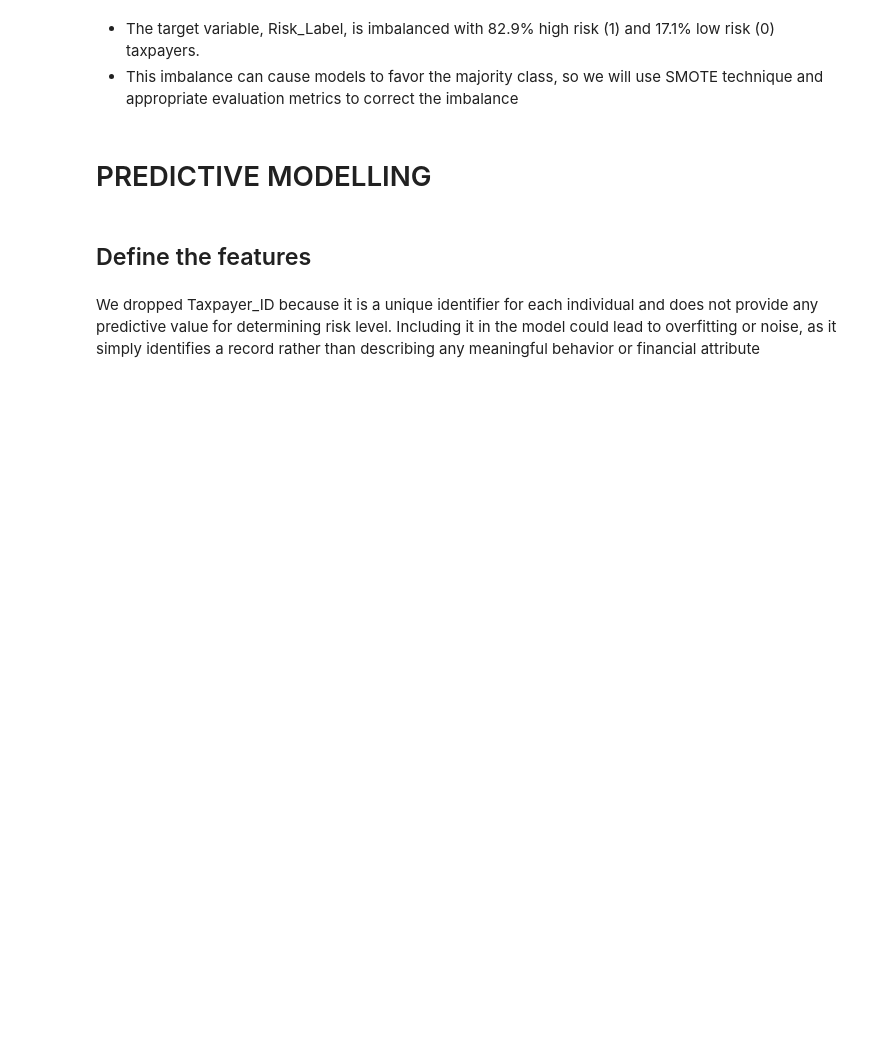
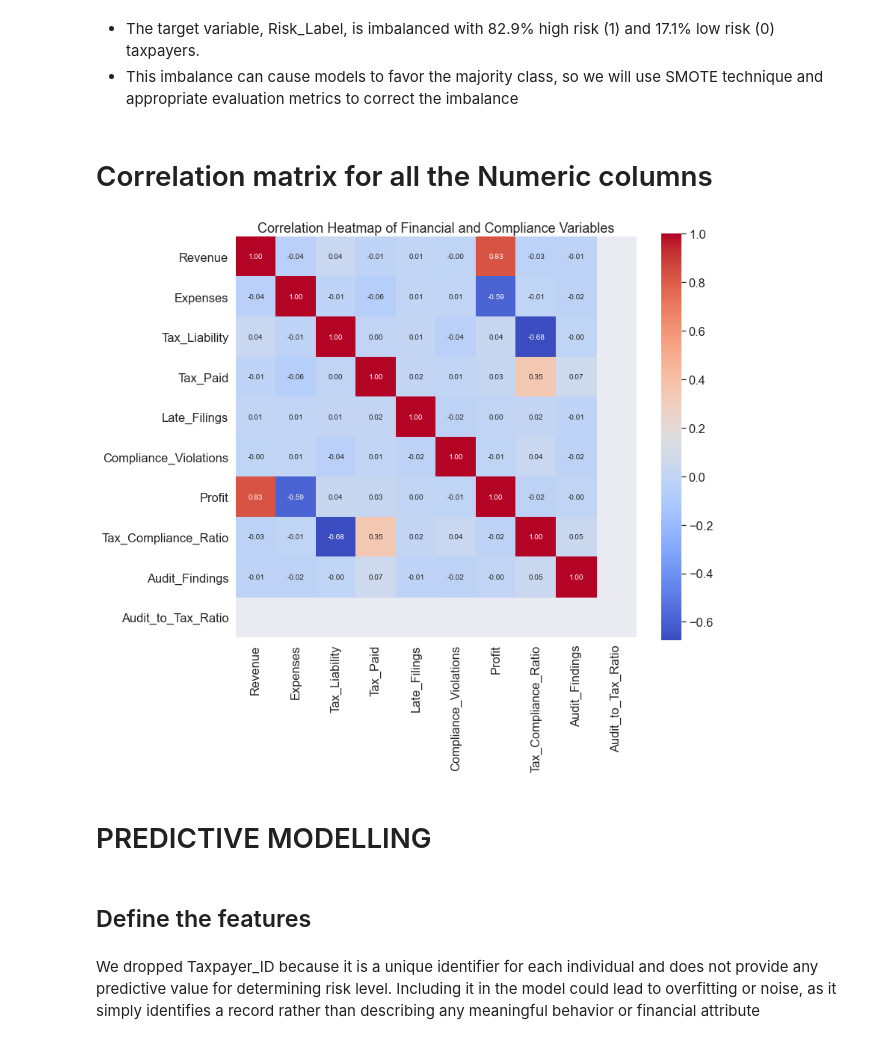
Before and after one commit to Harriet-ngomo/Taxpayer-Risk-Classification, a Jupyter notebook: index.ipynb, the cells around one changed output. Saved outputs shown, nothing was run; the diff lists cells and outputs as text; code cells hidden in the pictures; blank space fills up the shorter version.

```diff
--- a/index.ipynb
+++ b/index.ipynb
@@ -350,6 +351,31 @@ plt.show()
 # %% [markdown]
 - The target variable, Risk_Label, is imbalanced with 82.9% high risk (1) and 17.1% low risk (0) taxpayers.
 - This imbalance can cause models to favor the majority class, so we will use SMOTE technique  and appropriate evaluation metrics to correct the imbalance
+# %% [markdown]
+# Correlation matrix for all the Numeric columns
+# %%
+# Define numeric features from your dataset
+numeric_features = [
+    'Revenue', 'Expenses', 'Tax_Liability', 'Tax_Paid',
+    'Late_Filings', 'Compliance_Violations', 'Profit',
+    'Tax_Compliance_Ratio', 'Audit_Findings', 'Audit_to_Tax_Ratio'
+]
+
+# Calculate correlation matrix
+correlation_matrix = data[numeric_features].corr()
+
+# Plot heatmap
+plt.figure(figsize=(12, 10))
+sns.heatmap(correlation_matrix,
+            annot=True,
+            cmap="coolwarm",
+            square=True,
+            fmt=".2f",
+            annot_kws={"size": 10})
+plt.title("Correlation Heatmap of Financial and Compliance Variables")
+plt.show()
+# %% [output]
+[figure, added]
 # %% [markdown]
 # PREDICTIVE MODELLING
 # %% [markdown]
```
Also changed, not shown: parts of 11 cells of this notebook.
